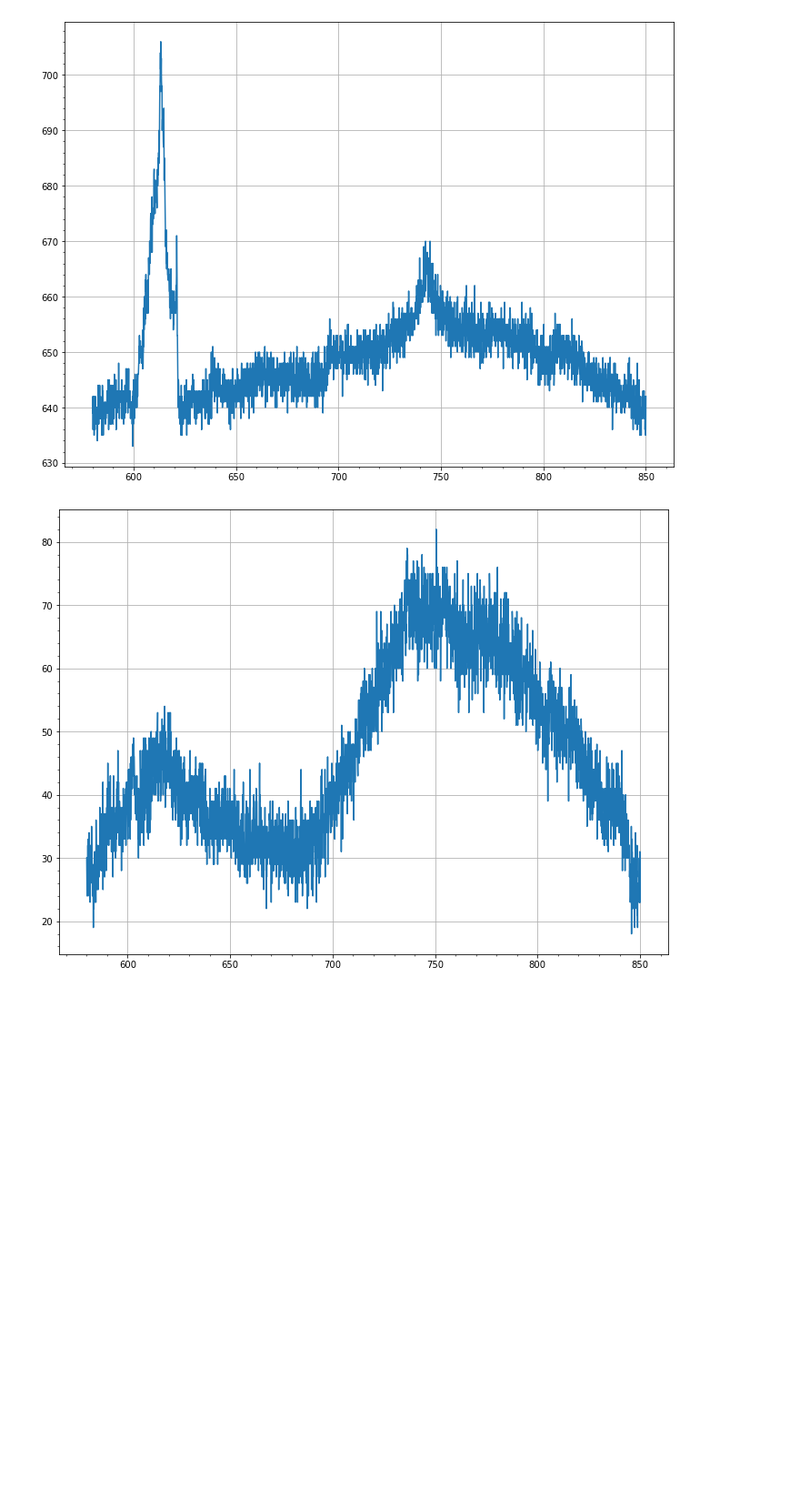
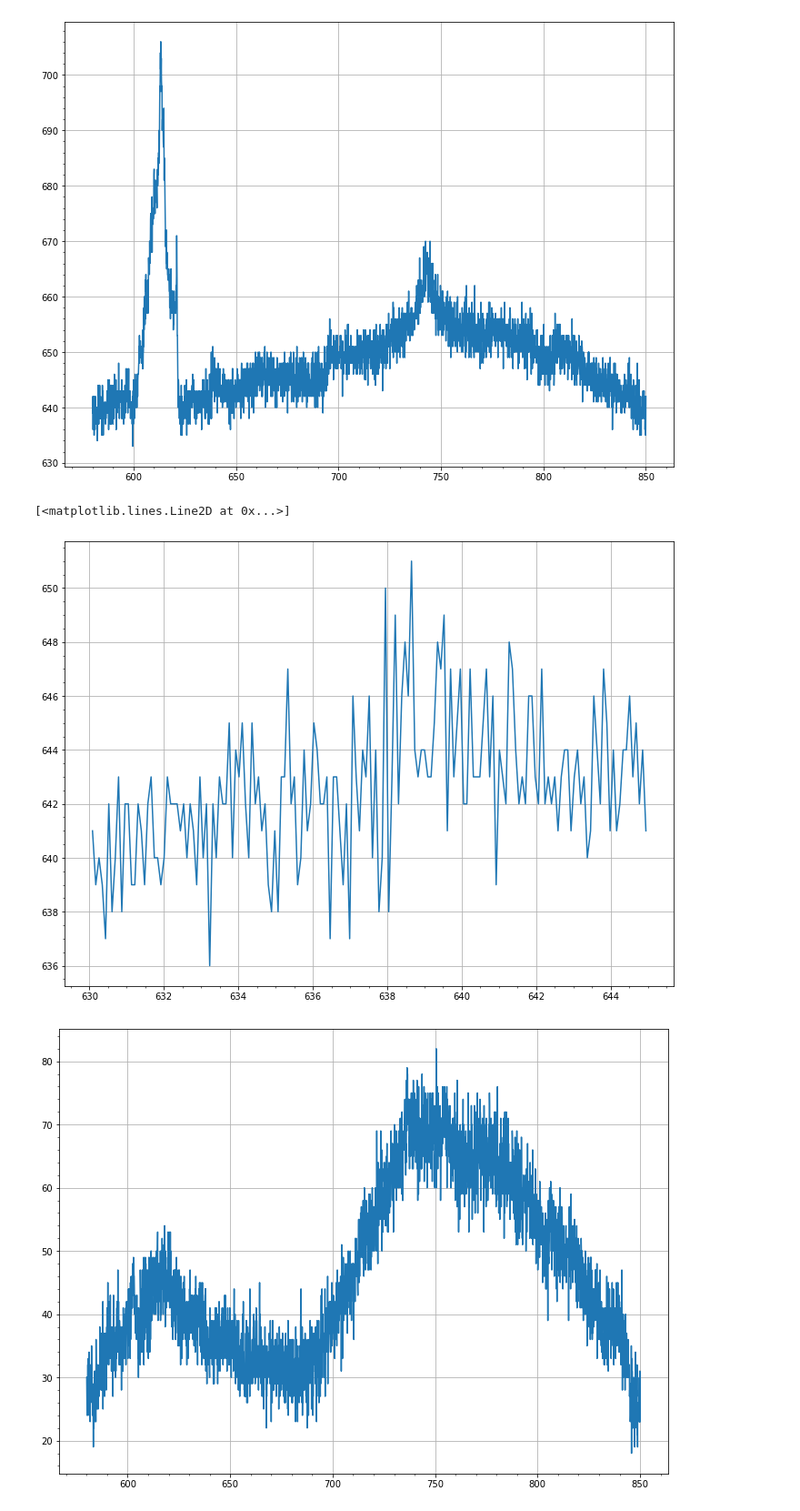
Before and after one commit to ahserhan/SiO2-SiV, a Jupyter notebook: pklFile/fine_data_process.ipynb, the cells around one changed output. Shown at 91% size. Saved outputs shown, nothing was run; the diff lists cells and outputs as text; code cells hidden in the pictures; blank space fills up the shorter version.

```diff
--- a/pklFile/fine_data_process.ipynb
+++ b/pklFile/fine_data_process.ipynb
@@ -318,6 +352,19 @@ plt.plot(data['wavelength'],data['im'][regionx][regiony])
 # %% [output]
 [<matplotlib.lines.Line2D at 0x...>]
 [figure]
+# %%
+regionx, regiony = 17,6
+binMin = 630
+binMax = 645
+argmin = findarg(wavel, binMin)
+argmax = findarg(wavel, binMax)
+plt.figure(figsize=(12,9))
+plt.grid()
+plt.minorticks_on()
+plt.plot(data['wavelength'][argmin:argmax],data['im'][regionx][regiony][argmin:argmax])
+# %% [output]
+[<matplotlib.lines.Line2D at 0x...>]
+[figure, added]
 # %%
 plt.figure(figsize=(12,9))
 plt.plot(data['wavelength'],(data['im'][13][20]-data['im'][17][6]))
```
Also changed, not shown: parts of 3 cells of this notebook.
